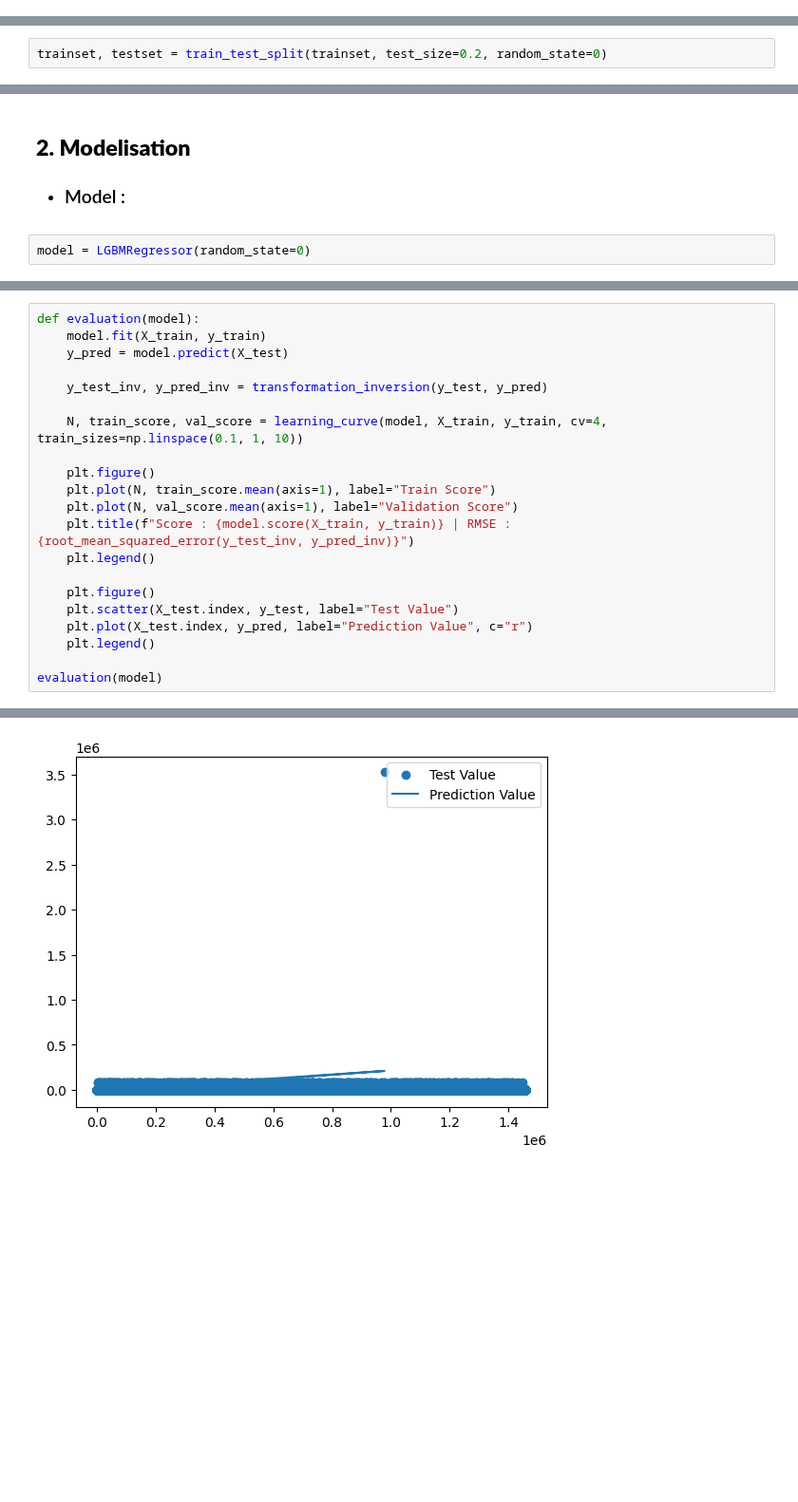
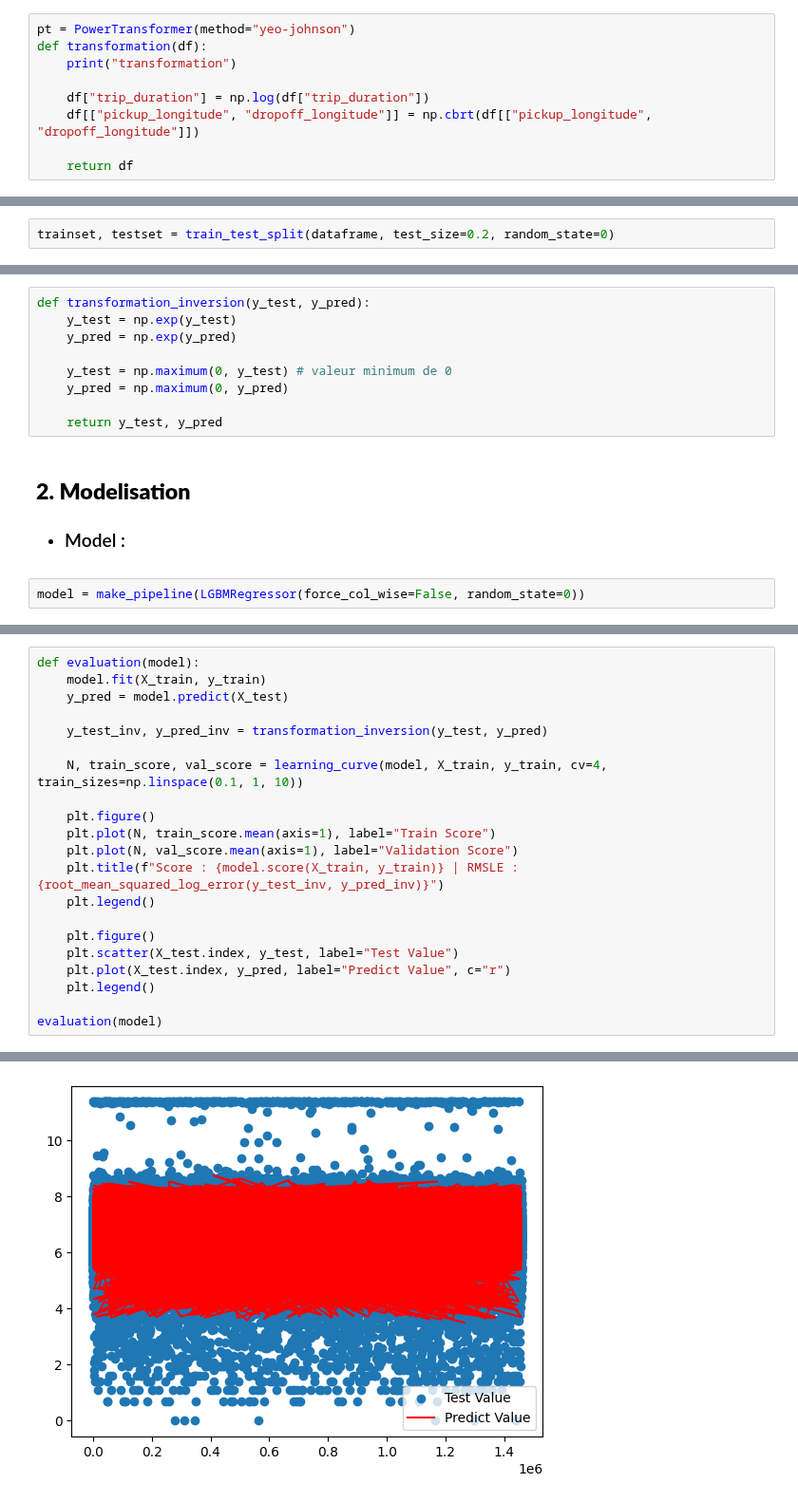
Before and after one commit to Chriishero/Programmation, a Jupyter notebook: Python/Intelligence Artificielle/Projet/New York City Taxi Trip Duration (Kaggle)/preprocessing-modelisation.ipynb, the cells around one changed output, grey strips where cells are left out. Shown at 95% size. Drawn from its saved outputs; the diff is of its cells as text; blank space fills up the shorter version.

Commit message:
12-02-2025 (Preprocessing de NYC de Kaggle)
RMSLE de 0.48

```diff
--- a/Python/Intelligence Artificielle/Projet/New York City Taxi Trip Duration (Kaggle)/preprocessing-modelisation.ipynb
+++ b/Python/Intelligence Artificielle/Projet/New York City Taxi Trip Duration (Kaggle)/preprocessing-modelisation.ipynb
@@ -79,7 +99,16 @@ def transformation(df):
+# %%
+pt = PowerTransformer(method="yeo-johnson")
+def transformation(df):
+    print("transformation")
+
+    df["trip_duration"] = np.log(df["trip_duration"])
+    df[["pickup_longitude", "dropoff_longitude"]] = np.cbrt(df[["pickup_longitude", "dropoff_longitude"]])
+
+    return df
 # %% [markdown]
 - ### Train-Test split :
 # %%
-trainset, testset = train_test_split(trainset, test_size=0.2, random_state=0)
+trainset, testset = train_test_split(dataframe, test_size=0.2, random_state=0)
 # %% [markdown]
 - ### Preprocessing :
 # %%
@@ -108,5 +138,14 @@ def transformation_inversion(y_test, y_pred):
+# %%
+def transformation_inversion(y_test, y_pred):
+    y_test = np.exp(y_test)
+    y_pred = np.exp(y_pred)
+
+    y_test = np.maximum(0, y_test) # valeur minimum de 0
+    y_pred = np.maximum(0, y_pred)
+
+    return y_test, y_pred
 # %% [markdown]
 ## **2. Modelisation**
 - ### Model :
 # %%
-model = LGBMRegressor(random_state=0)
+model = make_pipeline(LGBMRegressor(force_col_wise=False, random_state=0))
@@ -124,12 +165,12 @@ def evaluation(model):
     plt.figure()
     plt.plot(N, train_score.mean(axis=1), label="Train Score")
     plt.plot(N, val_score.mean(axis=1), label="Validation Score")
-    plt.title(f"Score : {model.score(X_train, y_train)} | RMSE : {root_mean_squared_error(y_test_inv, y_pred_inv)}")
+    plt.title(f"Score : {model.score(X_train, y_train)} | RMSLE : {root_mean_squared_log_error(y_test_inv, y_pred_inv)}")
     plt.legend()
 
     plt.figure()
     plt.scatter(X_test.index, y_test, label="Test Value")
-    plt.plot(X_test.index, y_pred, label="Prediction Value", c="r")
+    plt.plot(X_test.index, y_pred, label="Predict Value", c="r")
     plt.legend()
 
 evaluation(model)
@@ -155 +196 @@ And if memory is not enough, you can set `force_col_wise=true`.
-[figure, old version]
+[figure, new version]
```
Also changed, not shown: parts of 18 cells of this notebook, 1 other file.
